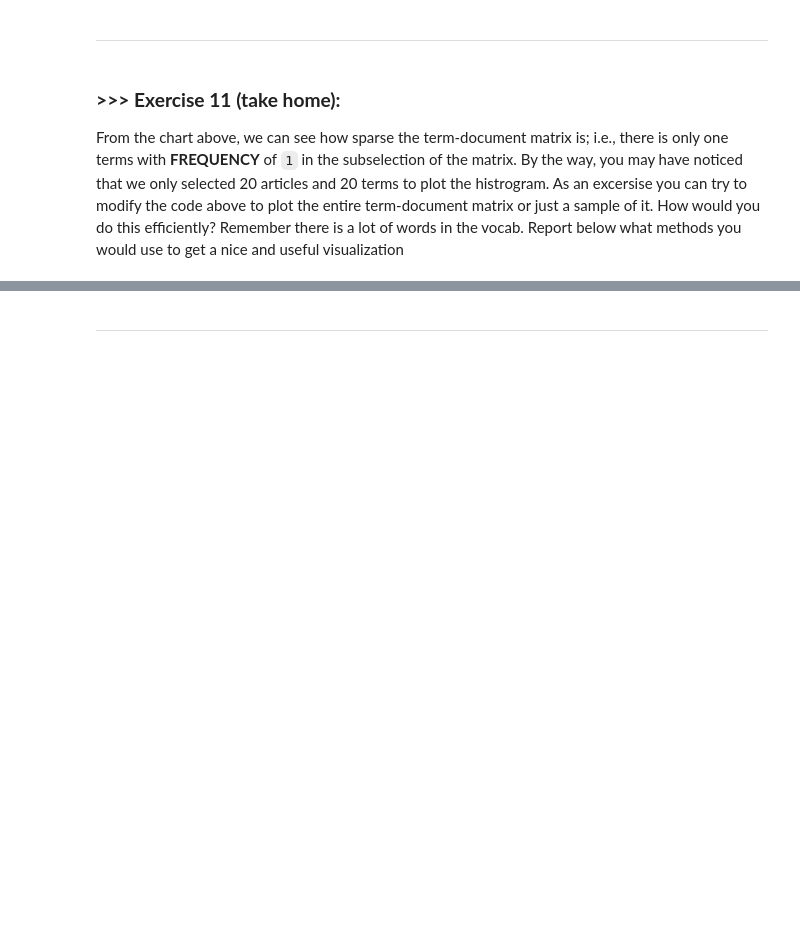
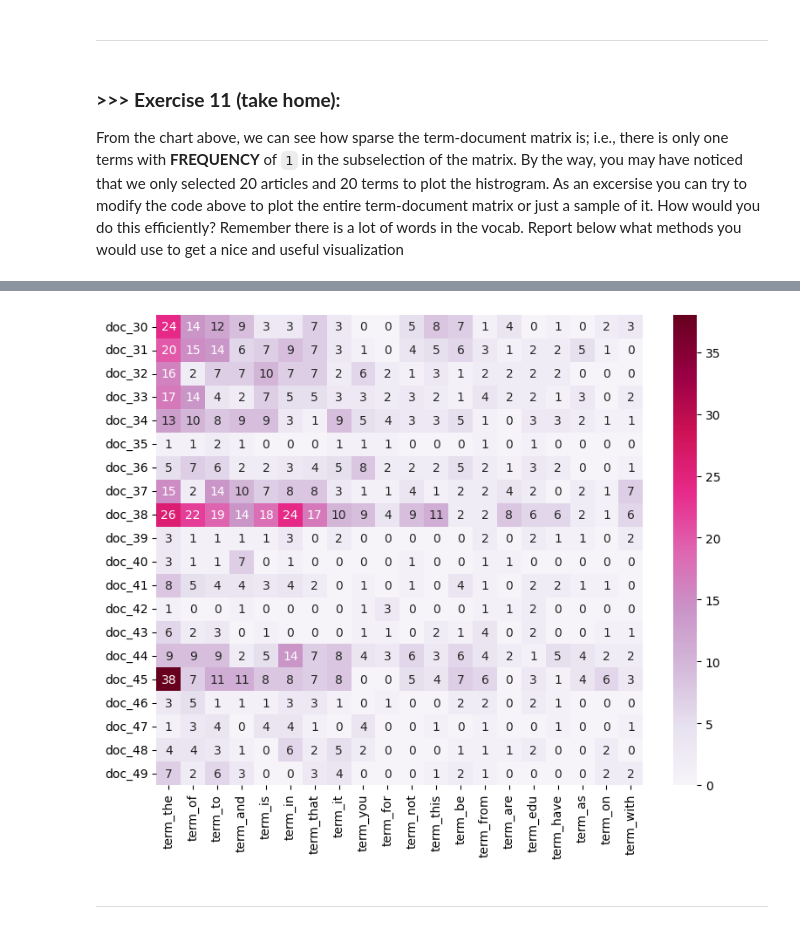
Before and after one commit to Jjoanna54/DM2024-Lab1-Master, a Jupyter notebook: DM2024-Lab1-Master.ipynb, the cells around one changed output, grey strips where cells are left out. Cells and saved outputs as stored; diff of their text form; code cells hidden in the pictures; blank space fills up the shorter version.

```diff
--- a/DM2024-Lab1-Master.ipynb
+++ b/DM2024-Lab1-Master.ipynb
@@ -1602,3 +1699,15 @@ From the chart above, we can see how sparse the term-document matrix is; i.e., t
+# %%
+# trying with other documents with the top 20 token
+top_20_y = ["doc_"+ str(i) for i in list(X.index)[30:50]]
+top_20_z = X_counts[30:50, top_20_index].toarray()
+df_todraw = pd.DataFrame(top_20_z, columns = top_20_x, index = top_20_y)
+vmax_value = max(top_20_z.flatten())
+plt.subplots(figsize=(9, 7))
+ax = sns.heatmap(df_todraw,
+                 cmap="PuRd",
+                 vmin=0, vmax=vmax_value, annot=True)
+# %% [output]
+[figure, added]
 # %% [markdown]
 ---
 # %% [markdown]
```
Also changed, not shown: parts of 6 cells of this notebook.
